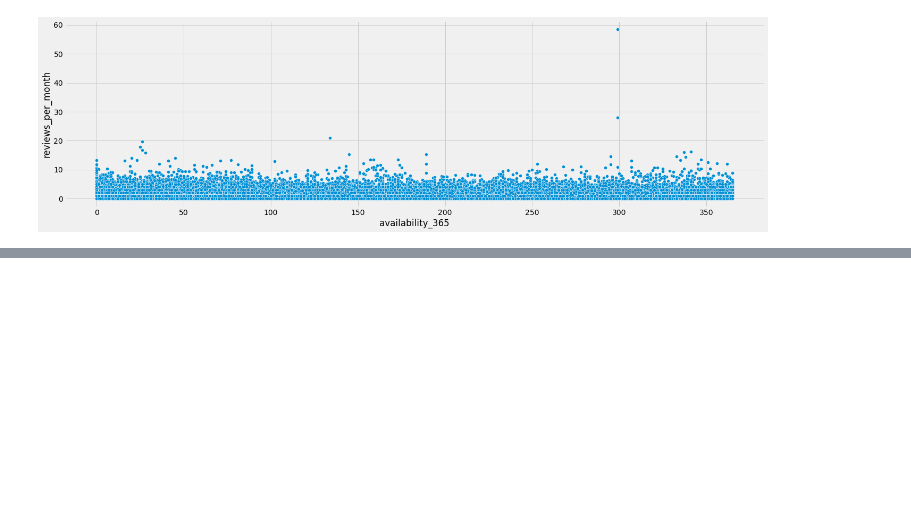
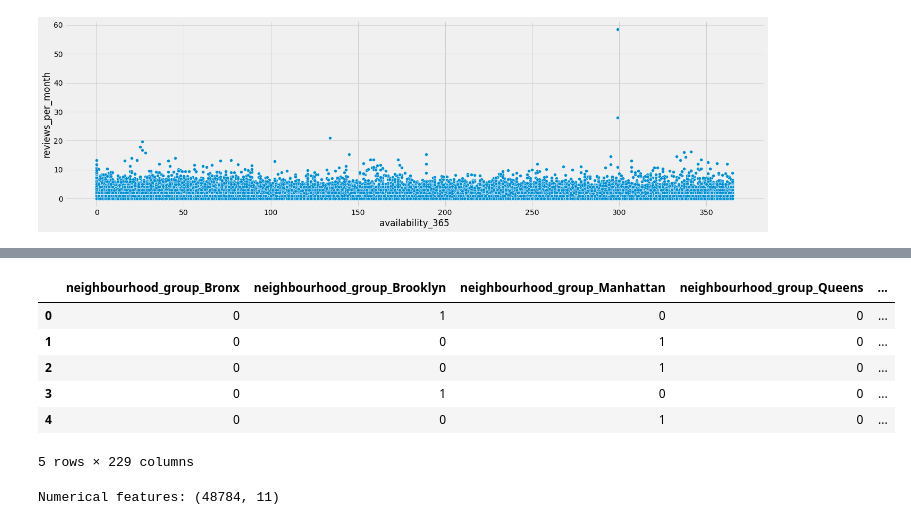
Before and after one commit to gauriverma19/NYC_AIRBNB_PRICE_PREDICTION, a Jupyter notebook: airbnb2.ipynb, the cells around one changed output, grey strips where cells are left out. Saved outputs shown, nothing was run; the diff lists cells and outputs as text; code cells hidden in the pictures; blank space fills up the shorter version.

```diff
--- a/airbnb2.ipynb
+++ b/airbnb2.ipynb
@@ -280,0 +331,11 @@ check
+# %%
+categorical_features_one_hot = pd.get_dummies(categorical_features)
+categorical_features_one_hot.head()
+# %% [output]
+|  | neighbourhood_group_Bronx | neighbourhood_group_Brooklyn | neighbourhood_group_Manhattan | neighbourhood_group_Queens | ... |
+| 0 | 0 | 1 | 0 | 0 | ... |
+| 1 | 0 | 0 | 1 | 0 | ... |
+| 2 | 0 | 0 | 1 | 0 | ... |
+| 3 | 0 | 1 | 0 | 0 | ... |
+| 4 | 0 | 0 | 1 | 0 | ... |
+5 rows × 229 columns
@@ -280,0 +344,9 @@ check
+# %%
+#save transformed dataframe for future use
+
+numerical_features =  data.select_dtypes(exclude=['object'])
+y = numerical_features.price
+numerical_features = numerical_features.drop(['price'], axis=1)
+print('Numerical features: {}'.format(numerical_features.shape))
+# %% [output]
+Numerical features: (48784, 11)
```
Also changed, not shown: parts of 19 cells of this notebook.
